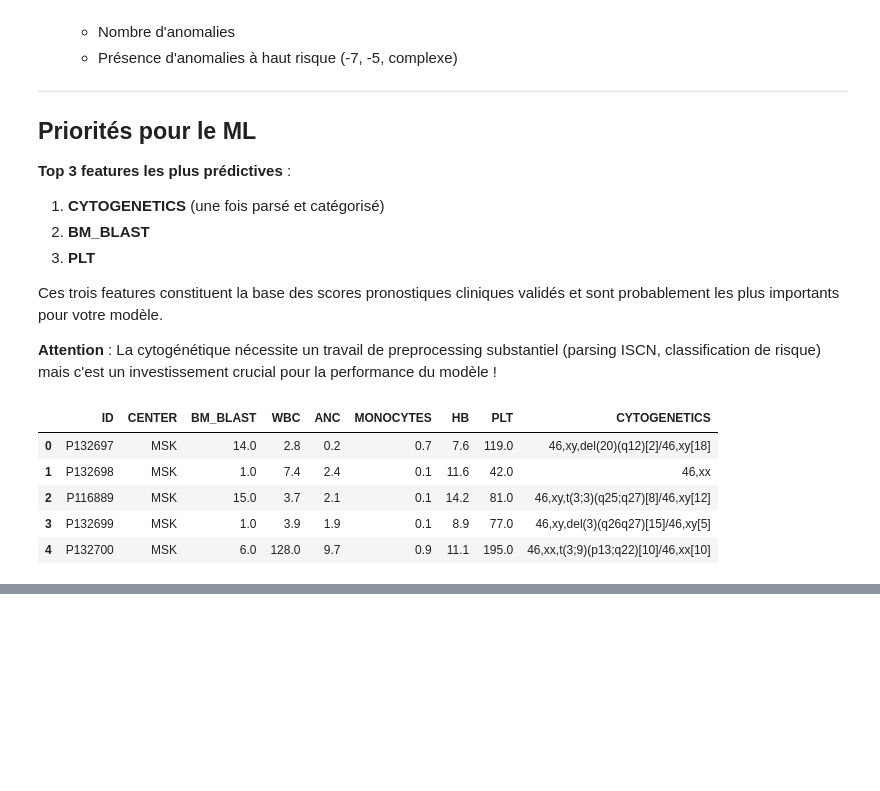
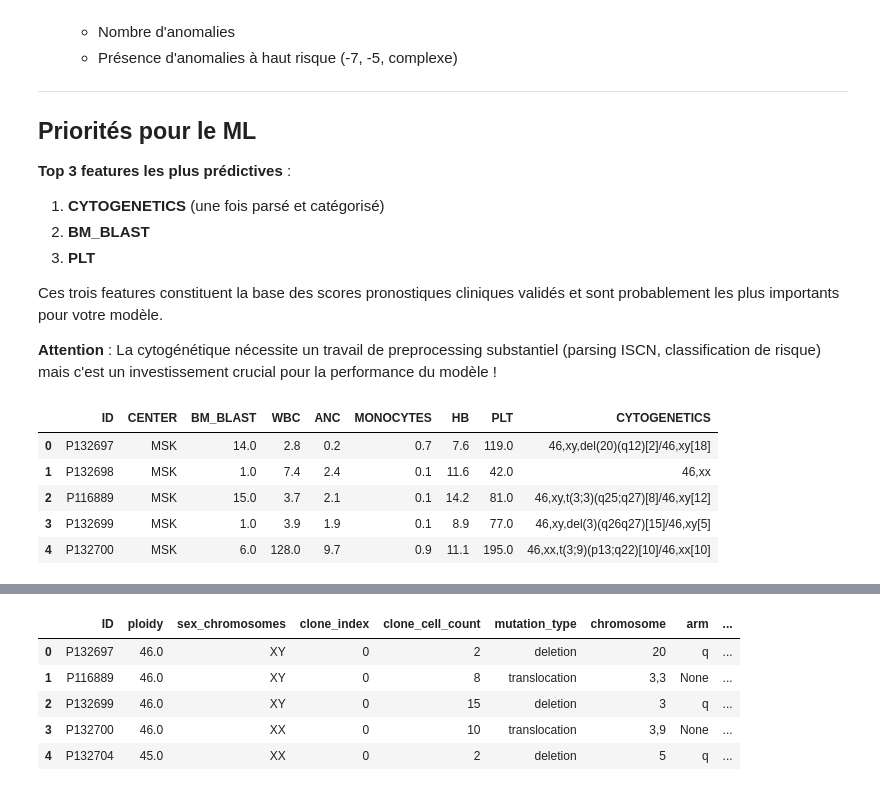
Before and after one commit to NzoCs/ens_data_challenge, a Jupyter notebook: notebooks/benchmark_feat_eng.ipynb, the cells around one changed output, grey strips where cells are left out. Saved outputs shown, nothing was run; the diff lists cells and outputs as text; code cells hidden in the pictures; blank space fills up the shorter version.

```diff
--- a/notebooks/benchmark_feat_eng.ipynb
+++ b/notebooks/benchmark_feat_eng.ipynb
@@ -1203,0 +302,9 @@ KeyboardInterrupt:
+# %%
+cyto_df_train.head()
+# %% [output]
+|  | ID | ploidy | sex_chromosomes | clone_index | clone_cell_count | mutation_type | chromosome | arm | ... |
+| 0 | P132697 | 46.0 | XY | 0 | 2 | deletion | 20 | q | ... |
+| 1 | P116889 | 46.0 | XY | 0 | 8 | translocation | 3,3 | None | ... |
+| 2 | P132699 | 46.0 | XY | 0 | 15 | deletion | 3 | q | ... |
+| 3 | P132700 | 46.0 | XX | 0 | 10 | translocation | 3,9 | None | ... |
+| 4 | P132704 | 45.0 | XX | 0 | 2 | deletion | 5 | q | ... |
```
Also changed, not shown: parts of 63 cells of this notebook, 28 other files.
